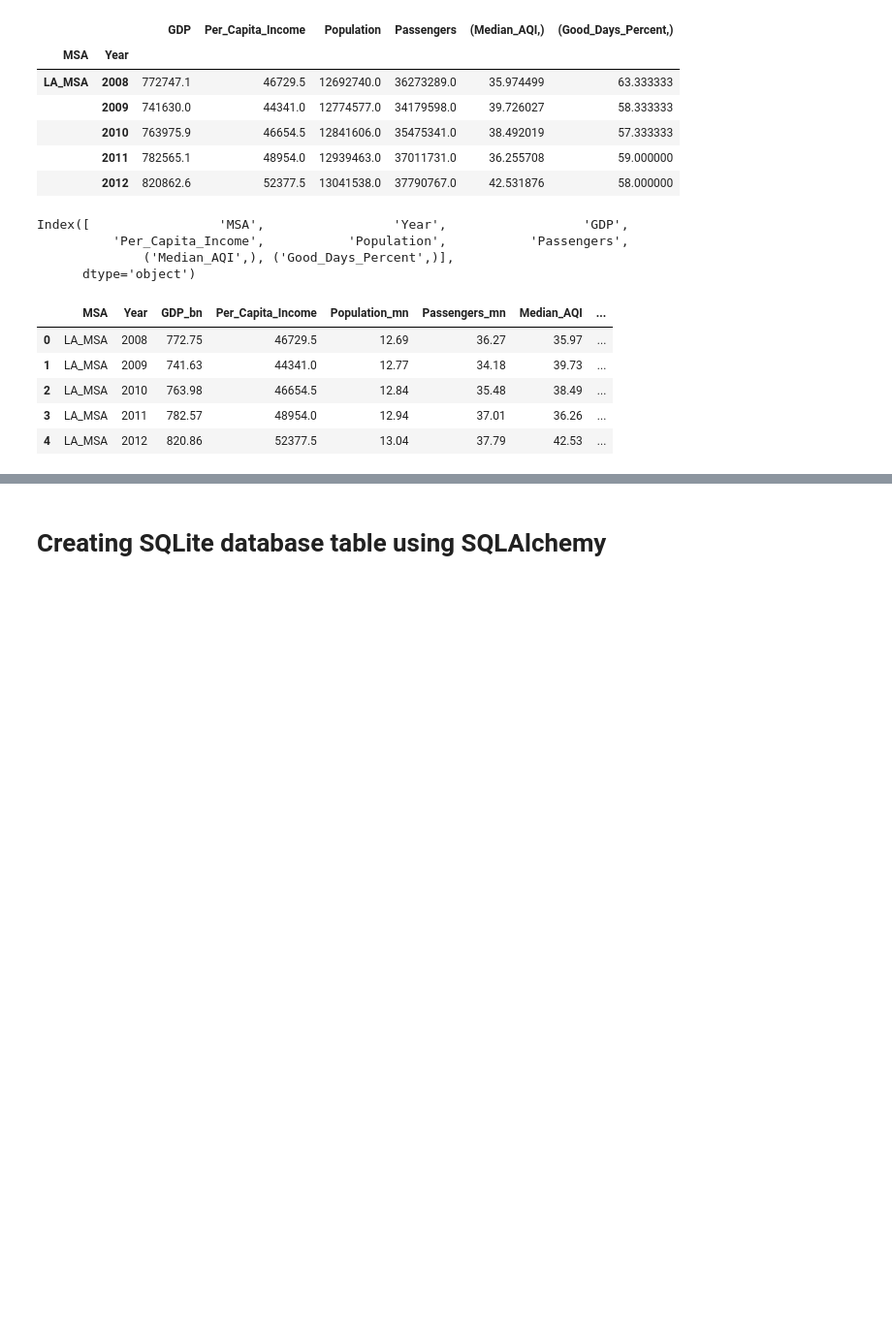
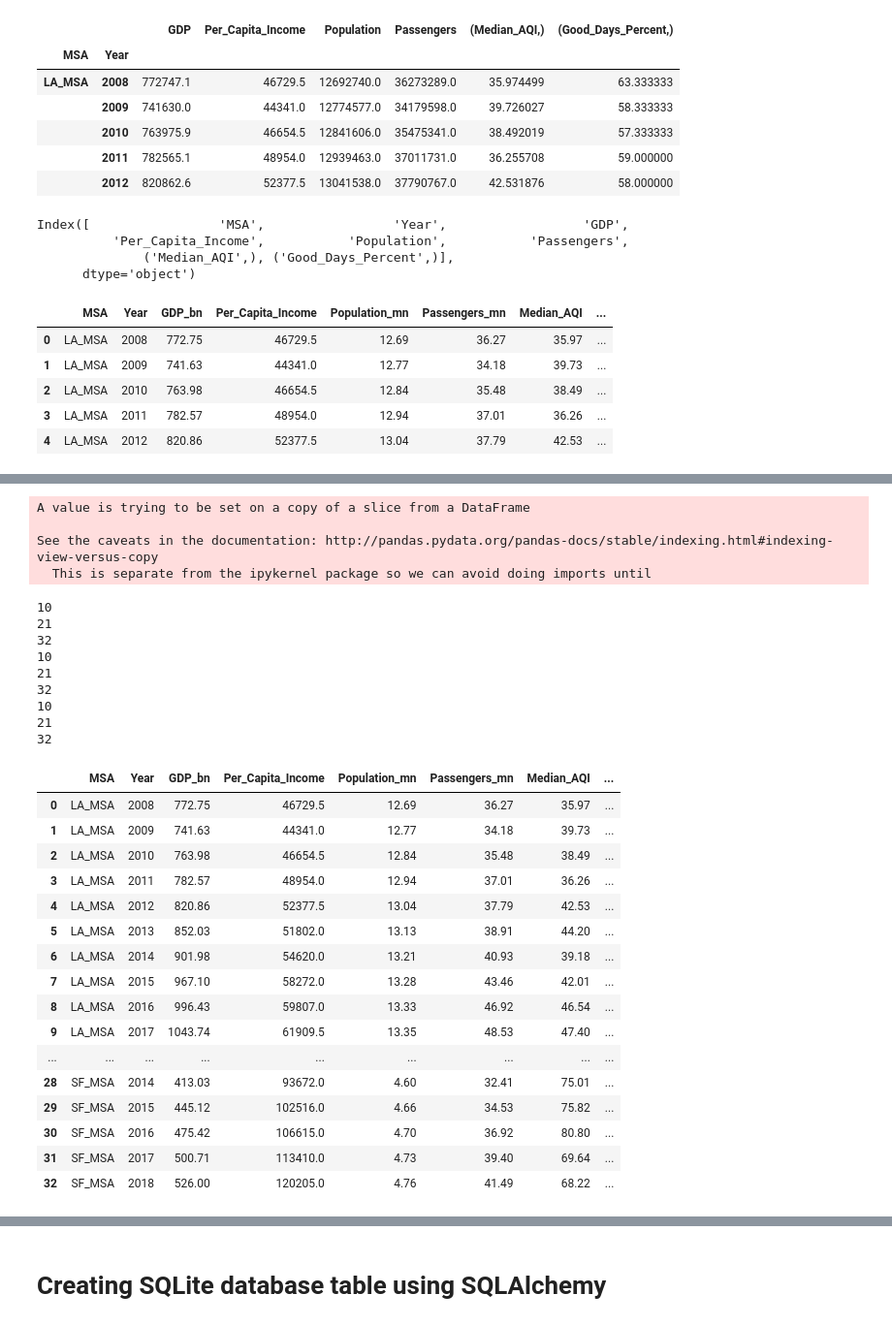
Before and after one commit to mpg33/Challenges_of_21st_Century_Growth, a Jupyter notebook: Deepak/etl.ipynb, the cells around one changed output, grey strips where cells are left out. Shown at 97% size. Drawn from its saved outputs; the diff is of its cells as text; code cells hidden in the pictures; blank space fills up the shorter version.

```diff
--- a/Deepak/etl.ipynb
+++ b/Deepak/etl.ipynb
@@ -544,0 +599,41 @@ dtype: object
+# %%
+#fill Nulls with last year value + delta of previous 2 years
+var_list = ['GDP_bn', 'Per_Capita_Income', 'Population_mn']
+nan_index = [10,21,32]
+# %%
+for item in var_list:
+    for id in nan_index:
+        df_final[item][id] = df_final[item][id-1]+(df_final[item][id-1]-df_final[item][id-2])
+        print(id)
+df_final
+# %% [output]
+A value is trying to be set on a copy of a slice from a DataFrame
+
+See the caveats in the documentation: http://pandas.pydata.org/pandas-docs/stable/indexing.html#indexing-view-versus-copy
+  This is separate from the ipykernel package so we can avoid doing imports until
+10
+21
+32
+10
+21
+32
+10
+21
+32
+|  | MSA | Year | GDP_bn | Per_Capita_Income | Population_mn | Passengers_mn | Median_AQI | ... |
+| 0 | LA_MSA | 2008 | 772.75 | 46729.5 | 12.69 | 36.27 | 35.97 | ... |
+| 1 | LA_MSA | 2009 | 741.63 | 44341.0 | 12.77 | 34.18 | 39.73 | ... |
+| 2 | LA_MSA | 2010 | 763.98 | 46654.5 | 12.84 | 35.48 | 38.49 | ... |
+| 3 | LA_MSA | 2011 | 782.57 | 48954.0 | 12.94 | 37.01 | 36.26 | ... |
+| 4 | LA_MSA | 2012 | 820.86 | 52377.5 | 13.04 | 37.79 | 42.53 | ... |
+| 5 | LA_MSA | 2013 | 852.03 | 51802.0 | 13.13 | 38.91 | 44.20 | ... |
+| 6 | LA_MSA | 2014 | 901.98 | 54620.0 | 13.21 | 40.93 | 39.18 | ... |
+| 7 | LA_MSA | 2015 | 967.10 | 58272.0 | 13.28 | 43.46 | 42.01 | ... |
+| 8 | LA_MSA | 2016 | 996.43 | 59807.0 | 13.33 | 46.92 | 46.54 | ... |
+| 9 | LA_MSA | 2017 | 1043.74 | 61909.5 | 13.35 | 48.53 | 47.40 | ... |
+| ... | ... | ... | ... | ... | ... | ... | ... | ... |
+| 28 | SF_MSA | 2014 | 413.03 | 93672.0 | 4.60 | 32.41 | 75.01 | ... |
+| 29 | SF_MSA | 2015 | 445.12 | 102516.0 | 4.66 | 34.53 | 75.82 | ... |
+| 30 | SF_MSA | 2016 | 475.42 | 106615.0 | 4.70 | 36.92 | 80.80 | ... |
+| 31 | SF_MSA | 2017 | 500.71 | 113410.0 | 4.73 | 39.40 | 69.64 | ... |
+| 32 | SF_MSA | 2018 | 526.00 | 120205.0 | 4.76 | 41.49 | 68.22 | ... |
```
Also changed, not shown: parts of 11 cells of this notebook, 36 other files.
